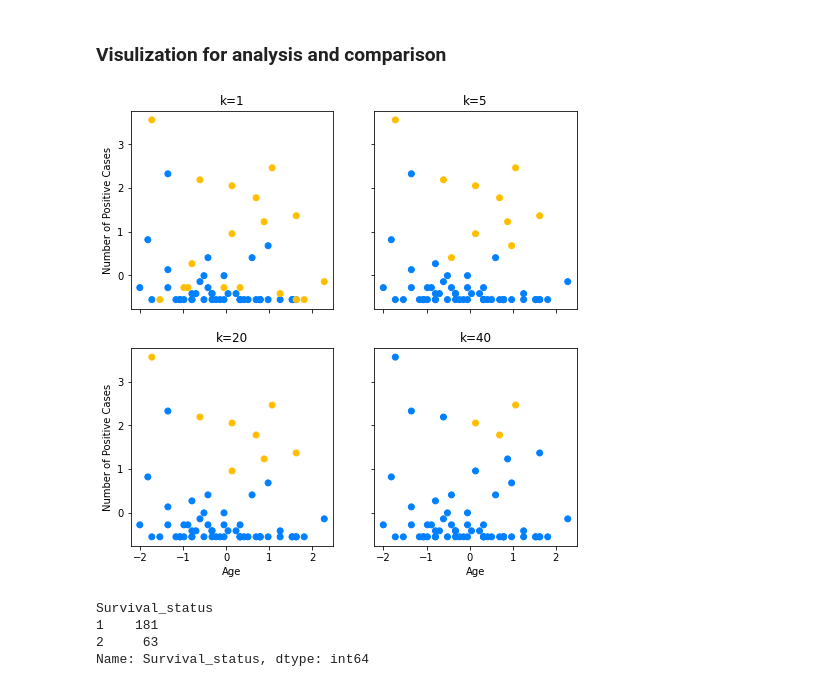
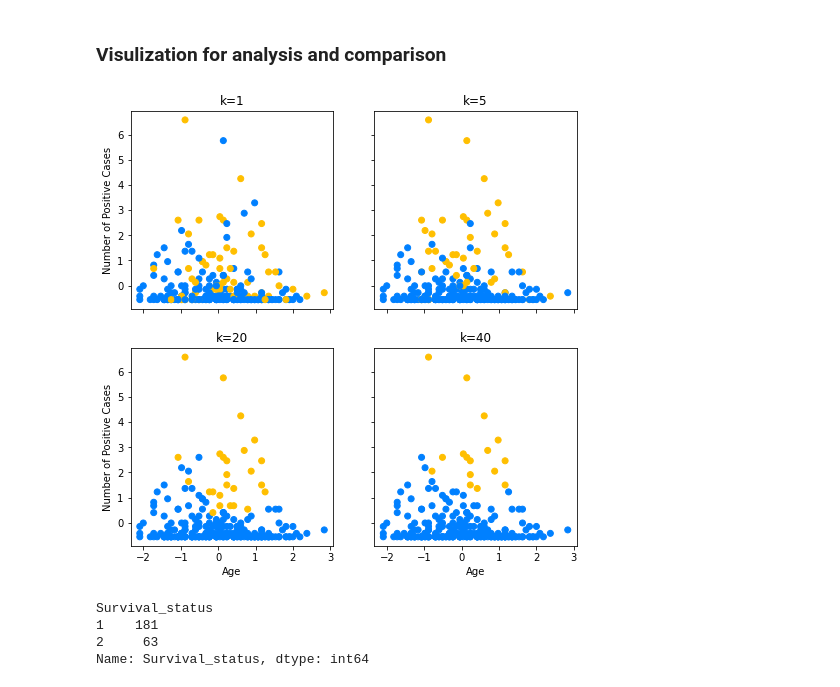
Before and after one commit to Mohammad8921/Habeman, a Jupyter notebook: haberman-KNN.ipynb, the cells around one changed output. Cells and saved outputs as stored; diff of their text form; code cells hidden in the pictures.

```diff
--- a/haberman-KNN.ipynb
+++ b/haberman-KNN.ipynb
@@ -84,8 +84,8 @@ pred_ys = {}
 for k in spec_ks:
     knn_classifier = KNeighborsClassifier(n_neighbors = k, metric="euclidean")
     knn_classifier.fit(X_train, y_train)
-    y_pred = knn_classifier.predict(X_test)
-    accuracy_score(y_pred, y_test)
+    y_pred = knn_classifier.predict(X_train)
+    accuracy_score(y_pred, y_train)
     pred_ys[k] = y_pred
 # %%
 #class 1 has color #0080ff(blue) and class 2 has color #ffbf00(orange).
@@ -100,14 +100,14 @@ def get_colors(pred_list):
 # %%
 axs = plt.figure(figsize=(8,8)).subplots(2,2)
 axs_list = [axs[i, j] for i in range(2) for j in range(2)]
 for i in range(len(axs_list)):
-    axs_list[i].scatter(X_test['Age'], X_test['Number_of_positive_cases'], c = get_colors(pred_ys[spec_ks[i]]))
+    axs_list[i].scatter(X_train['Age'], X_train['Number_of_positive_cases'], c = get_colors(pred_ys[spec_ks[i]]))
     axs_list[i].set_title("k={0}".format(spec_ks[i]))
     axs_list[i].set(xlabel = "Age", ylabel = "Number of Positive Cases")
     axs_list[i].label_outer()
 plt.show() #it is not needed for jupyter file
 # %% [output]
-[figure, old version]
+[figure, new version]
 # %%
 y_train.groupby(y_train).count()
 # %% [output]
```
Also changed, not shown: parts of 1 cell of this notebook.
